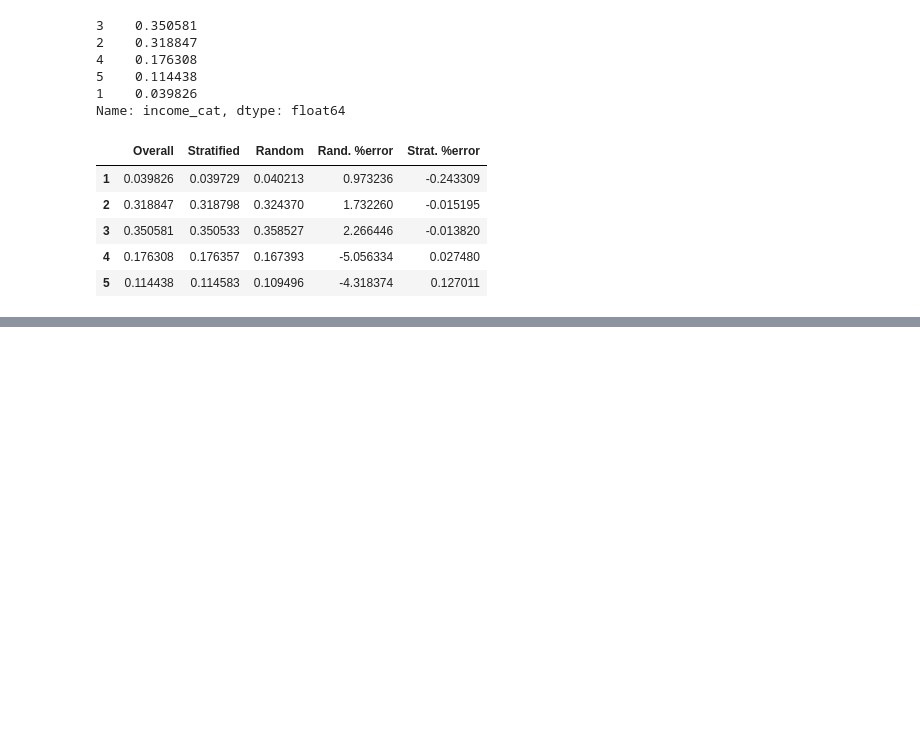
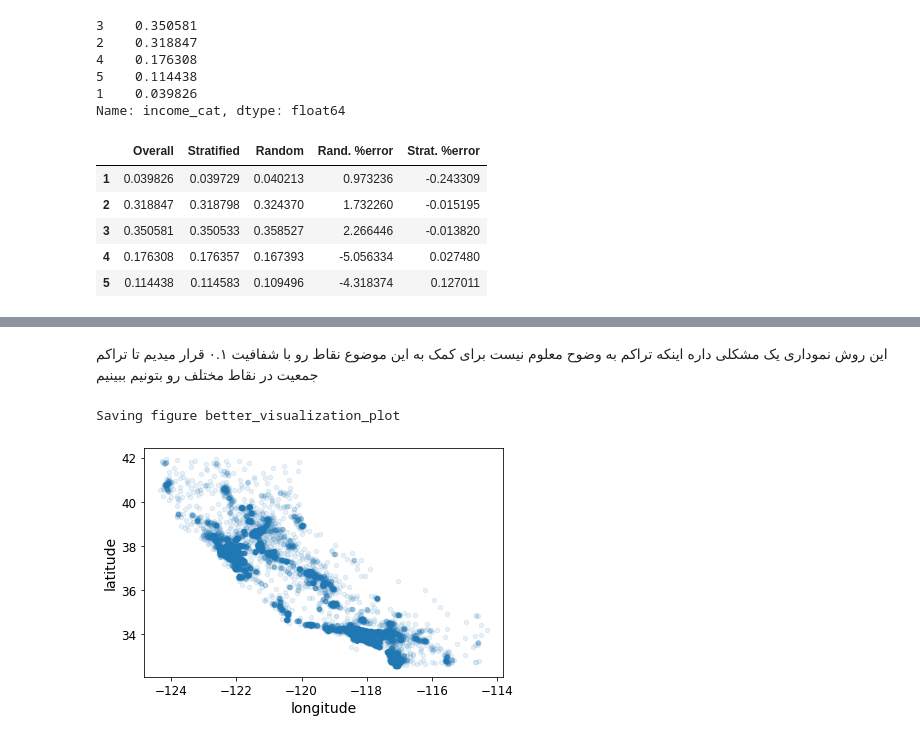
Before and after one commit to moaminsharifi/handson-ml2-fa, a Jupyter notebook: 02_end_to_end_machine_learning_project.ipynb, the cells around one changed output, grey strips where cells are left out. Cells and saved outputs as stored; diff of their text form; code cells hidden in the pictures; blank space fills up the shorter version.

```diff
--- a/02_end_to_end_machine_learning_project.ipynb
+++ b/02_end_to_end_machine_learning_project.ipynb
@@ -336,0 +349,10 @@ for set_ in (strat_train_set, strat_test_set):
+# %% [markdown]
+<div dir="rtl">
+    این روش نموداری یک مشکلی داره اینکه تراکم به وضوح معلوم نیست برای کمک به این موضوع نقاط رو با شفافیت ۰.۱ قرار میدیم تا تراکم جمعیت در نقاط مختلف رو بتونیم ببینیم
+</div>
+# %%
+housing.plot(kind="scatter", x="longitude", y="latitude", alpha=0.1)
+save_fig("better_visualization_plot")
+# %% [output]
+Saving figure better_visualization_plot
+[figure, added]
```
Also changed, not shown: parts of 28 cells of this notebook, 7 other files.
